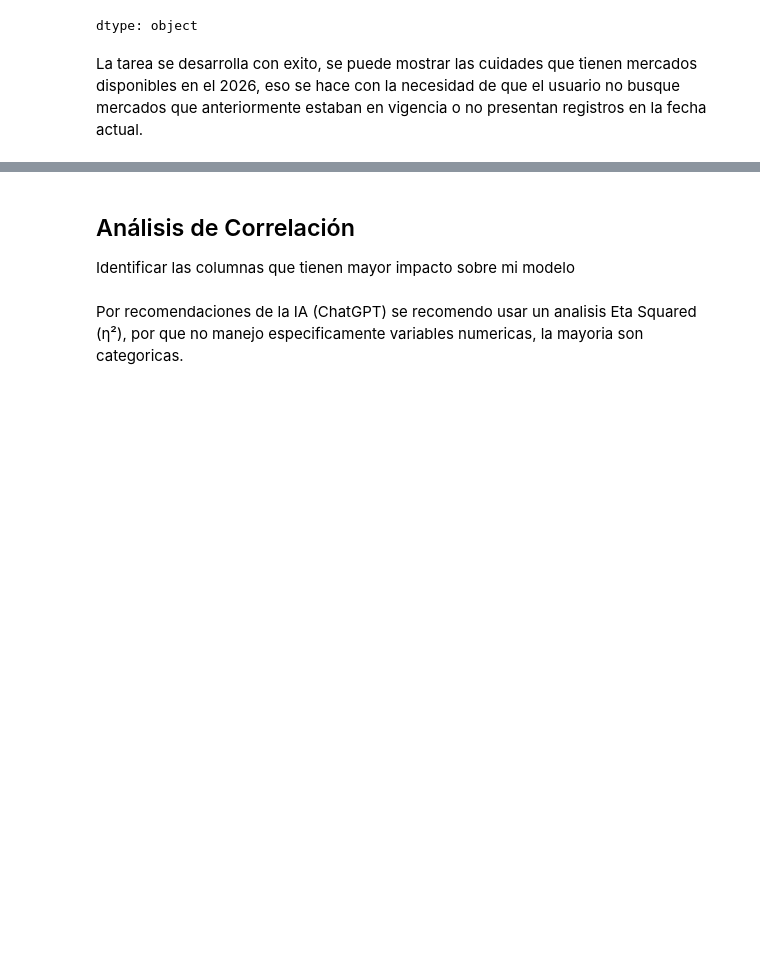
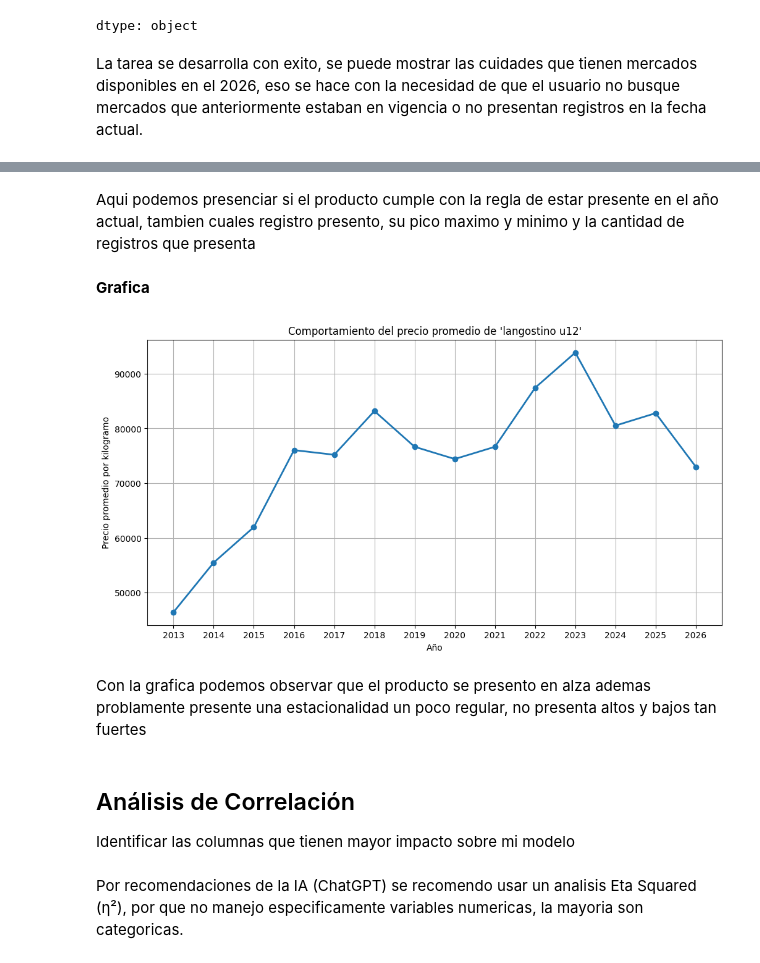
Before and after one commit to daniel-barona/proyecto_ciencia_datos, a Jupyter notebook: src/03_EDA.ipynb, the cells around one changed output, grey strips where cells are left out. Drawn from its saved outputs; the diff is of its cells as text; code cells hidden in the pictures; blank space fills up the shorter version.

```diff
--- a/src/03_EDA.ipynb
+++ b/src/03_EDA.ipynb
@@ -539,0 +577,18 @@ La tarea se desarrolla con exito, se puede mostrar las cuidades que tienen merca
+# %%
+producto_investigar = "langostino u12"   # Cambia por el producto que desees
+# Precio promedio por año
+comportamiento_producto = (
+    df[df["producto"].str.lower() == producto_investigar.lower()]
+    .groupby(df["fecha"].dt.year)
+    .agg(
+        Precio_Promedio=("precio_promedio_kg", "mean"),
+        Precio_Minimo=("precio_promedio_kg", "min"),
+        Precio_Maximo=("precio_promedio_kg", "max"),
+        Registros=("precio_promedio_kg", "count")
+    )
+    .round(2)
+    .reset_index()
+    .rename(columns={"fecha": "Año"})
+)
+
+comportamiento_producto
@@ -540,3 +611,35 @@ La tarea se desarrolla con exito, se puede mostrar las cuidades que tienen merca
+# %% [markdown]
+Aqui podemos presenciar si el producto cumple con la regla de estar presente en el año actual, tambien cuales registro presento, su pico maximo y minimo y la cantidad de registros que presenta
+# %% [markdown]
+**Grafica**
+# %%
+comportamiento_producto = (
+    df[df["producto"].str.lower() == producto_investigar.lower()]
+    .groupby(df["fecha"].dt.year)
+    .agg(
+        Precio_Promedio=("precio_promedio_kg", "mean")
+    )
+    .reset_index()
+)
+
+plt.figure(figsize=(12,6))
+plt.plot(
+    comportamiento_producto["fecha"],
+    comportamiento_producto["Precio_Promedio"],
+    marker="o",
+    linewidth=2
+)
+plt.title(f"Comportamiento del precio promedio de '{producto_investigar}'")
+plt.xlabel("Año")
+plt.ylabel("Precio promedio por kilogramo")
+plt.xticks(comportamiento_producto["fecha"])
+plt.grid(True)
+
+plt.show()
+# %% [output]
+[figure, added]
+# %% [markdown]
+Con la grafica podemos observar que el producto se presento en alza ademas problamente presente una estacionalidad un poco regular, no presenta altos y bajos tan fuertes
 # %% [markdown]
 ## Análisis de Correlación
 
```
Also changed, not shown: parts of 11 cells of this notebook.
